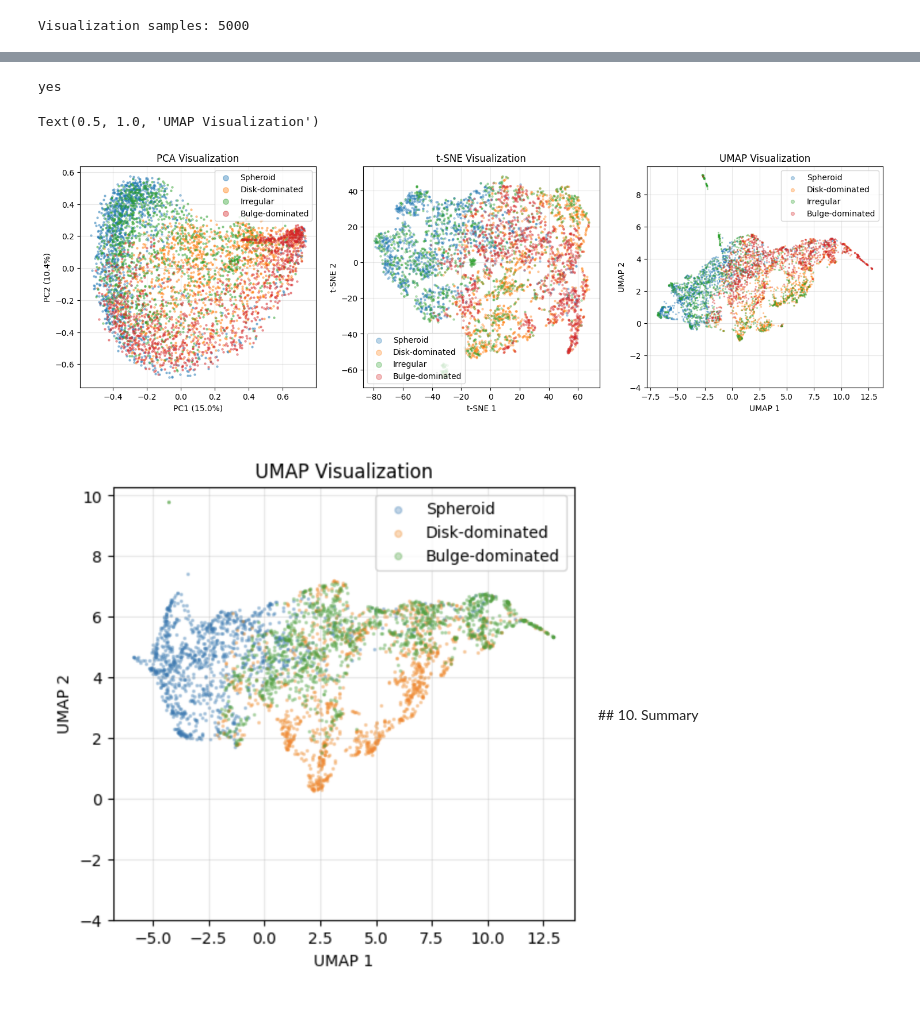
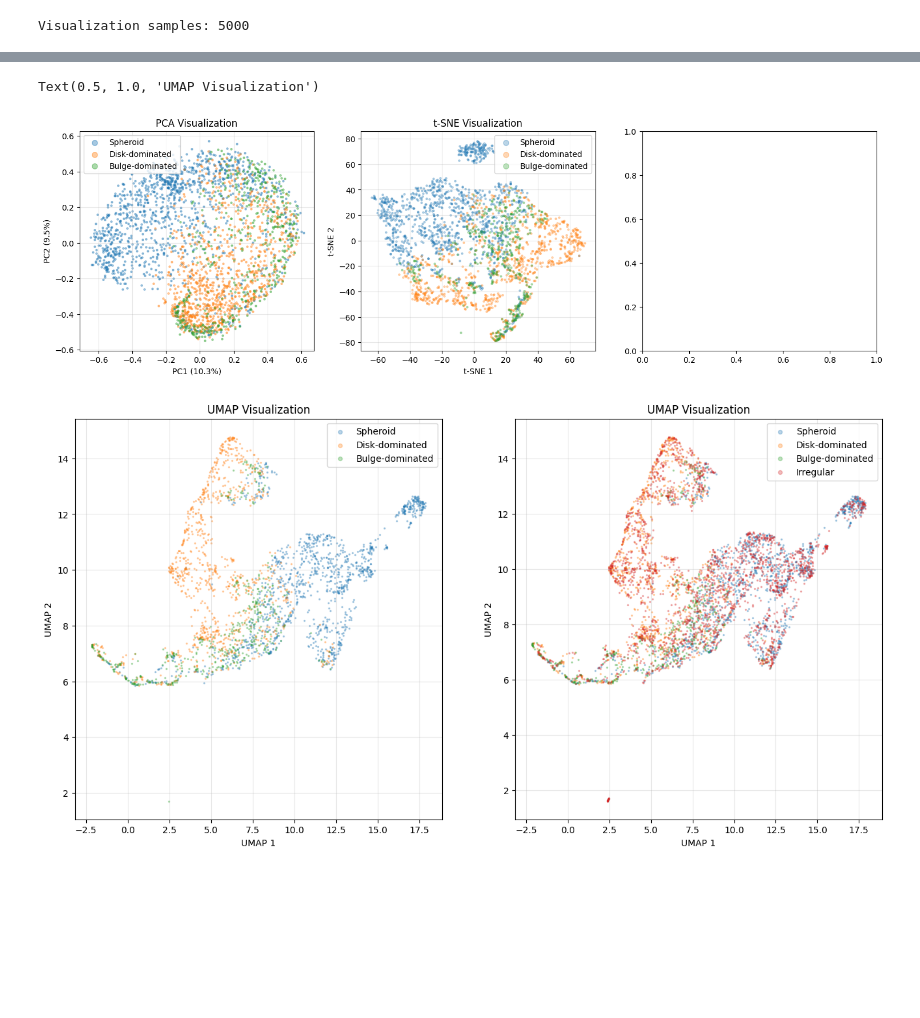
Before and after one commit to 2003cy/ssl_outthere, a Jupyter notebook: encoder_image/astrodino/benchmark/collapse/per_label_analysis.ipynb, the cells around one changed output, grey strips where cells are left out. Saved outputs shown, nothing was run; the diff lists cells and outputs as text; code cells hidden in the pictures; blank space fills up the shorter version.

```diff
--- a/encoder_image/astrodino/benchmark/collapse/per_label_analysis.ipynb
+++ b/encoder_image/astrodino/benchmark/collapse/per_label_analysis.ipynb
@@ -33,8 +33,8 @@ from dinov2.eval.setup import build_model_for_eval
 from dataset import JWSTMorphDataset
 # %%
 # Configuration
-MODEL_CONFIG = "/u/yacheng/projects/ssl_outthere/encoder_image/astrodino/model/astrodino_f150w_vitl/config.yaml"
-MODEL_WEIGHTS = "/u/yacheng/projects/ssl_outthere/encoder_image/astrodino/model/astrodino_f150w_vitl/eval/training_79999/teacher_checkpoint.pth"
+MODEL_CONFIG = "/u/yacheng/projects/ssl_outthere/encoder_image/astrodino/model/astrodino_f150w_vitb/config.yaml"
+MODEL_WEIGHTS = "/u/yacheng/projects/ssl_outthere/encoder_image/astrodino/model/astrodino_f150w_vitb/eval/training_149999/teacher_checkpoint.pth"
 DATA_ROOT = "/u/yacheng/projects/ssl_outthere/images/jwst/f150w"
 
 # Morphology label names (morph_flag_f150w)
@@ -48,7 +48,7 @@ LABEL_NAMES = {
 BATCH_SIZE = 64
 MAX_SAMPLES = -1  # Use all valid samples
 BALANCED = True  # Don't balance for full distribution view
-DELTA_THRESHOLD = 0.05
+DELTA_THRESHOLD = 0.1
 
 DEVICE = torch.device('cuda:0' if torch.cuda.is_available() else 'cpu')
 print(f'Using device: {DEVICE}')
@@ -74,7 +74,7 @@ dataset = JWSTMorphDataset(
     crop_size=cfg.crops.global_crops_size,
     max_samples=-1,
     balanced=False,
-    delta_threshold=0.5
+    delta_threshold=0.1
 )
 print(f'Dataset size: {len(dataset)}')
 # %% [output]
@@ -908,8 +908,8 @@ fig, axes = plt.subplots(1, 3, figsize=(18, 5))
 # PCA
 ax = axes[0]
 for label in np.unique(labels_vis):
-    #if label == 2:
-    #    continue
+    if label == 2:
+        continue
     mask = labels_vis == label
     name = LABEL_NAMES.get(label, f'Class {label}')
     ax.scatter(emb_pca[mask, 0], emb_pca[mask, 1], s=5, alpha=0.4, label=name)
@@ -920,44 +920,66 @@ ax.legend(markerscale=3)
 ax.grid(True, alpha=0.3)
 
 # t-SNE
 ax = axes[1]
 for label in np.unique(labels_vis):
-    #if label == 2:
-    #    continue
+    if label == 2:
+        continue
     mask = labels_vis == label
     name = LABEL_NAMES.get(label, f'Class {label}')
     ax.scatter(emb_tsne[mask, 0], emb_tsne[mask, 1], s=5, alpha=0.3, label=name)
 ax.set_xlabel('t-SNE 1')
 ax.set_ylabel('t-SNE 2')
 ax.set_title('t-SNE Visualization')
 ax.legend(markerscale=3)
 ax.grid(True, alpha=0.3)
 
 # UMAP
-ax = axes[2]
+fig, axes = plt.subplots(1, 2, figsize=(16, 8))
+ax = axes[0]
 
 for label in np.unique(labels_vis):
     if label == 2:
-        print('yes')
-
+        continue
     mask = labels_vis == label
 
     name = LABEL_NAMES.get(label, f'Class {label}')
 
     ax.scatter(emb_umap[mask, 0], emb_umap[mask, 1], s=2, alpha=0.3, label=name)
 ax.grid(True, alpha=0.3)
 
 ax.set_xlabel('UMAP 1')
 ax.legend(markerscale=3)
-ax.set_ylim(-4,)
+#ax.set_ylim(-4,)
 ax.set_ylabel('UMAP 2')
 ax.set_title('UMAP Visualization')
+
+ax = axes[1]
+
+for label in np.unique(labels_vis):
+    if label == 2:
+        continue
+    mask = labels_vis == label
+
+    name = LABEL_NAMES.get(label, f'Class {label}')
+
+    ax.scatter(emb_umap[mask, 0], emb_umap[mask, 1], s=2, alpha=0.3, label=name)
+
+    label =2
+mask_2 = labels_vis == label
+name = LABEL_NAMES.get(label, f'Class {label}')
+ax.scatter(emb_umap[mask_2, 0], emb_umap[mask_2, 1], s=2, alpha=0.3, label=name)
+
+ax.grid(True, alpha=0.3)
+
+ax.set_xlabel('UMAP 1')
+ax.legend(markerscale=3)
+#ax.set_ylim(-4,)
+ax.set_ylabel('UMAP 2')
+ax.set_title('UMAP Visualization')
 # %% [output]
-yes
+Text(0.5, 1.0, 'UMAP Visualization')
-Text(0.5, 1.0, 'UMAP Visualization')
-[figure, old version]
+[figure, new version]
+[figure, added]
-# %% [markdown]
-![截屏2026-02-13 下午5.16.34.png](attachment:7ad1e7a9-14b9-4d30-b057-5c8cee513e98.png)## 10. Summary
 # %%
 # Generate summary report
 print('\n' + '=' * 90)
```
Also changed, not shown: parts of 19 cells of this notebook, 6 other files.
